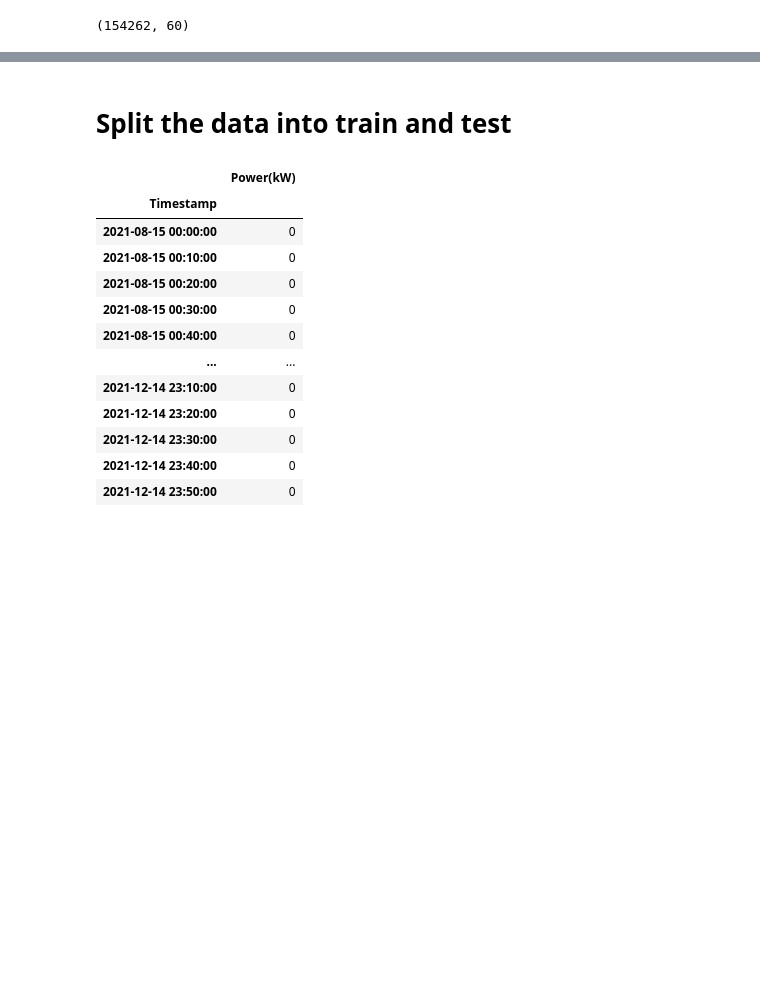
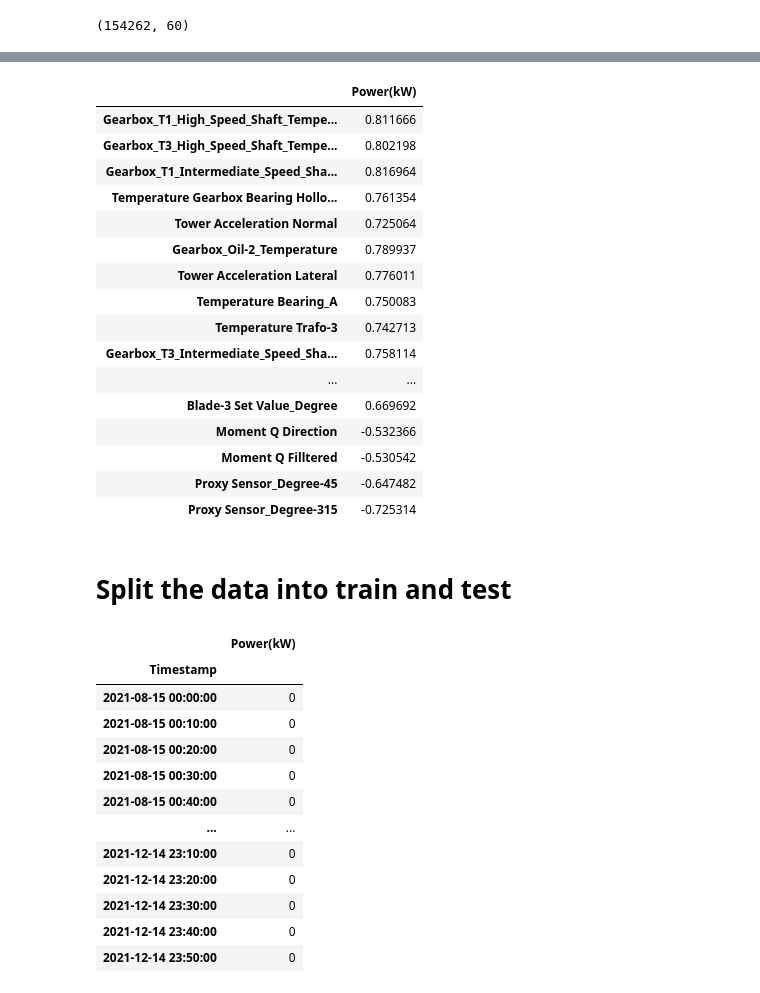
Before and after one commit to arunrajks/time_series_analysis, a Jupyter notebook: wind-turbine-power-forecast.ipynb, the cells around one changed output, grey strips where cells are left out. Cells and saved outputs as stored; diff of their text form; code cells hidden in the pictures; blank space fills up the shorter version.

```diff
--- a/wind-turbine-power-forecast.ipynb
+++ b/wind-turbine-power-forecast.ipynb
@@ -220,3 +259,23 @@ fig_fun(df_feature_clean_,40,60,n_rows,n_cols)
+# %%
+features_selectd
+# %% [output]
+|  | Power(kW) |
+| Gearbox_T1_High_Speed_Shaft_Tempe... | 0.811666 |
+| Gearbox_T3_High_Speed_Shaft_Tempe... | 0.802198 |
+| Gearbox_T1_Intermediate_Speed_Sha... | 0.816964 |
+| Temperature Gearbox Bearing Hollo... | 0.761354 |
+| Tower Acceleration Normal | 0.725064 |
+| Gearbox_Oil-2_Temperature | 0.789937 |
+| Tower Acceleration Lateral | 0.776011 |
+| Temperature Bearing_A | 0.750083 |
+| Temperature Trafo-3 | 0.742713 |
+| Gearbox_T3_Intermediate_Speed_Sha... | 0.758114 |
+| ... | ... |
+| Blade-3 Set Value_Degree | 0.669692 |
+| Moment Q Direction | -0.532366 |
+| Moment Q Filltered | -0.530542 |
+| Proxy Sensor_Degree-45 | -0.647482 |
+| Proxy Sensor_Degree-315 | -0.725314 |
 # %%
 # removing values greater than 50000 or the upper band
 # df_feature_lower=df_feature.applymap(lambda row: row if -3500<=row<= 4000 else np.nan )
```
Also changed, not shown: parts of 9 cells of this notebook.
